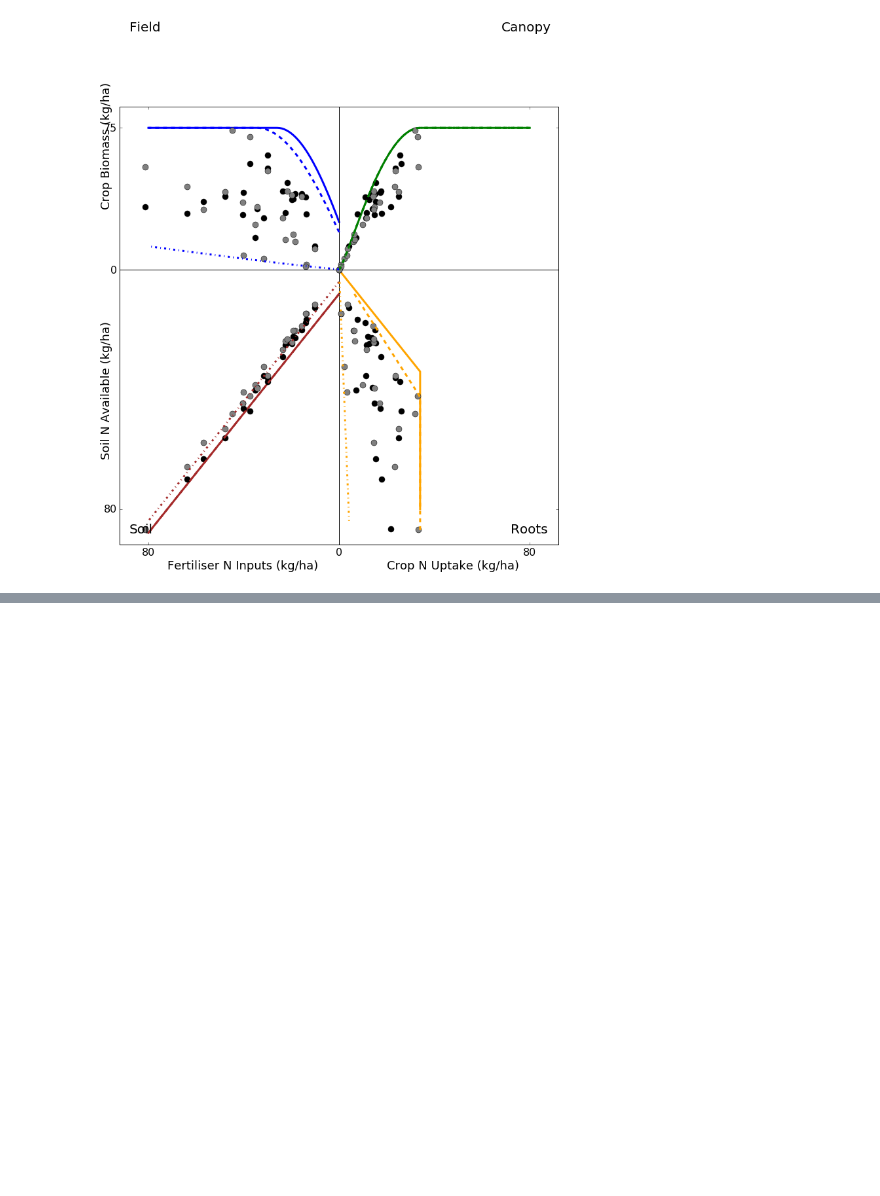
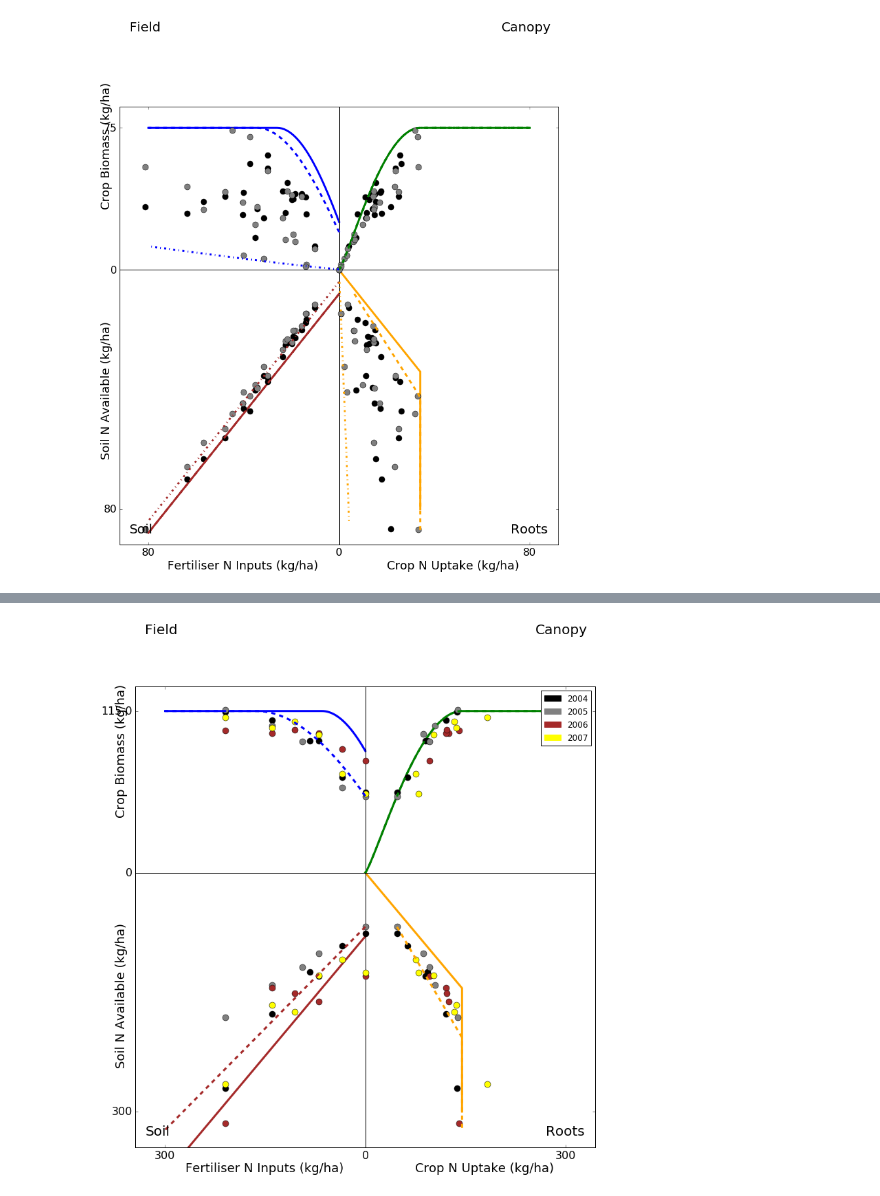
Before and after one commit to HamishBrownPFR/KayaPorterAnalysis, a Jupyter notebook: KPB.ipynb, the cells around one changed output, grey strips where cells are left out. Cells and saved outputs as stored; diff of their text form; code cells hidden in the pictures; blank space fills up the shorter version.

```diff
--- a/KPB.ipynb
+++ b/KPB.ipynb
@@ -192,0 +212,2 @@ PlotFits(Xmax,0,4,Bmax,75,gama,1,0.05,'-.',PlotMax)
+# %%
+SugarKane = pd.read_pickle('SugarKane.pkl')
@@ -192,0 +235,35 @@ PlotFits(Xmax,0,4,Bmax,75,gama,1,0.05,'-.',PlotMax)
+# %%
+PlotMax = 300
+Xmax = 145.0
+Bmax = 115.0
+gama = 1.2
+
+#Create axes and plot potentials
+# MakeBasePlot(Xstart,XnonF,Xmax,Bmax,gama,Es,Er,PlotMax):
+MakeBasePlot(80,0,Xmax,Bmax,gama,1,1,PlotMax)
+
+#Put observed values on plot
+#PlotObs(Data,Xmax,Bmax,Symbol,Colour):
+PlotObs(SugarKane.ix[2004,:],Xmax,Bmax,'o','black')
+blackPoint = pats.Circle(1,1,color='black')
+PlotObs(SugarKane.ix[2005,:],Xmax,Bmax,'o','grey')
+greyPoint = pats.Circle(1,1,color='grey')
+PlotObs(SugarKane.ix[2006,:],Xmax,Bmax,'o','brown')
+brownPoint = pats.Circle(1,1,color='brown')
+PlotObs(SugarKane.ix[2007,:],Xmax,Bmax,'o','yellow')
+yellowPoint = pats.Circle(1,1,color='yellow')
+
+plt.legend([blackPoint,greyPoint,brownPoint,yellowPoint], ['2004','2005','2006','2007'])
+
+#Fit identities to observed values
+# #PlotFits(Xmax,Xstart,XnonF,Bmax,Bact,gama,Es,Er,Line,PlotMax):
+PlotFits(Xmax,80,0,Bmax,120,gama,0.85,0.7,'--',PlotMax)
+#PlotFits(Xmax,26,109,Bmax,120,gama,0.85,0.8,'-.',PlotMax)
+
+# #Plot the coordinates to walk around the identity at a given level of input
+# #PlotWalk(InputN,Xmax,Xstart,XnonF,gama,Es,Er,Bact,Bmax,line):
+# PlotWalk(120,Xmax,47,138,gama,1.0,1.0,Bmax,Bmax,'-')
+# PlotWalk(120,Xmax,47,138,gama,0.9,0.9,28300,Bmax,'--')
+# PlotWalk(120,Xmax,47,93,gama,0.95,0.4,12000,Bmax,'-.')
+# %% [output]
+[figure, added]
```
Also changed, not shown: parts of 16 cells of this notebook.
